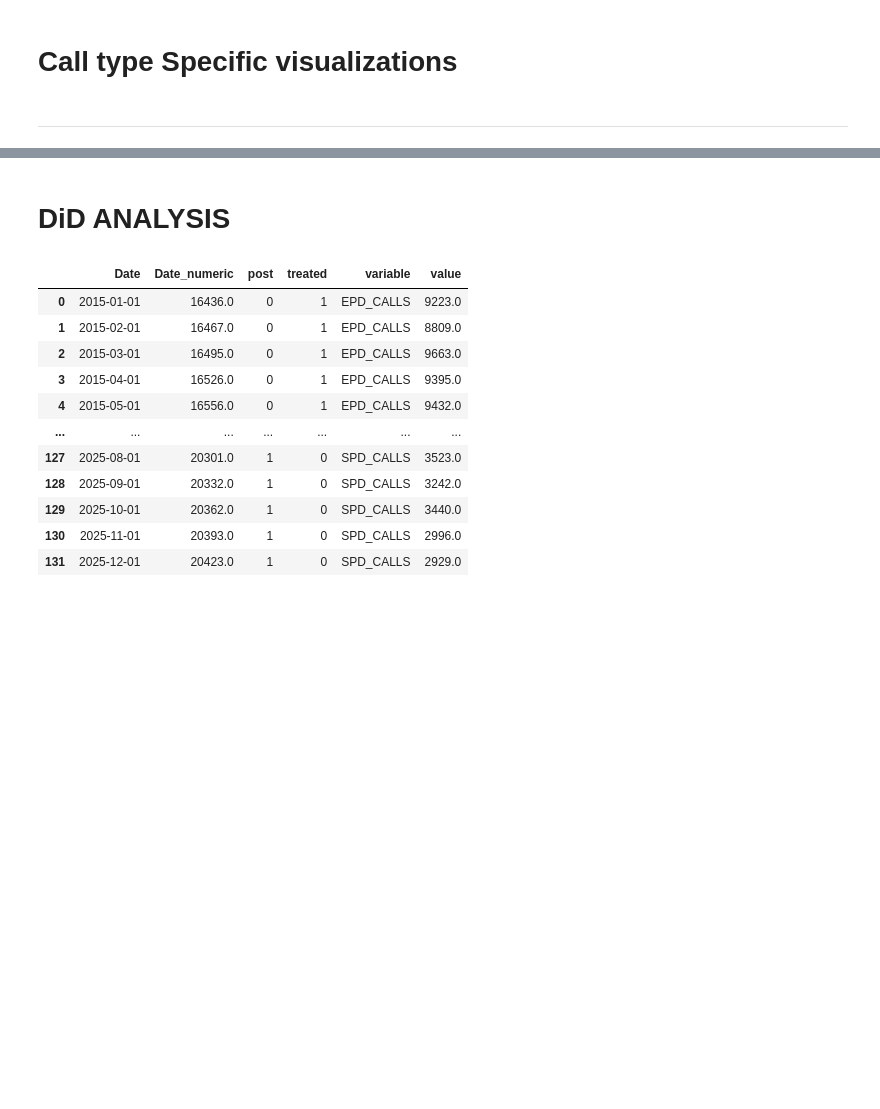
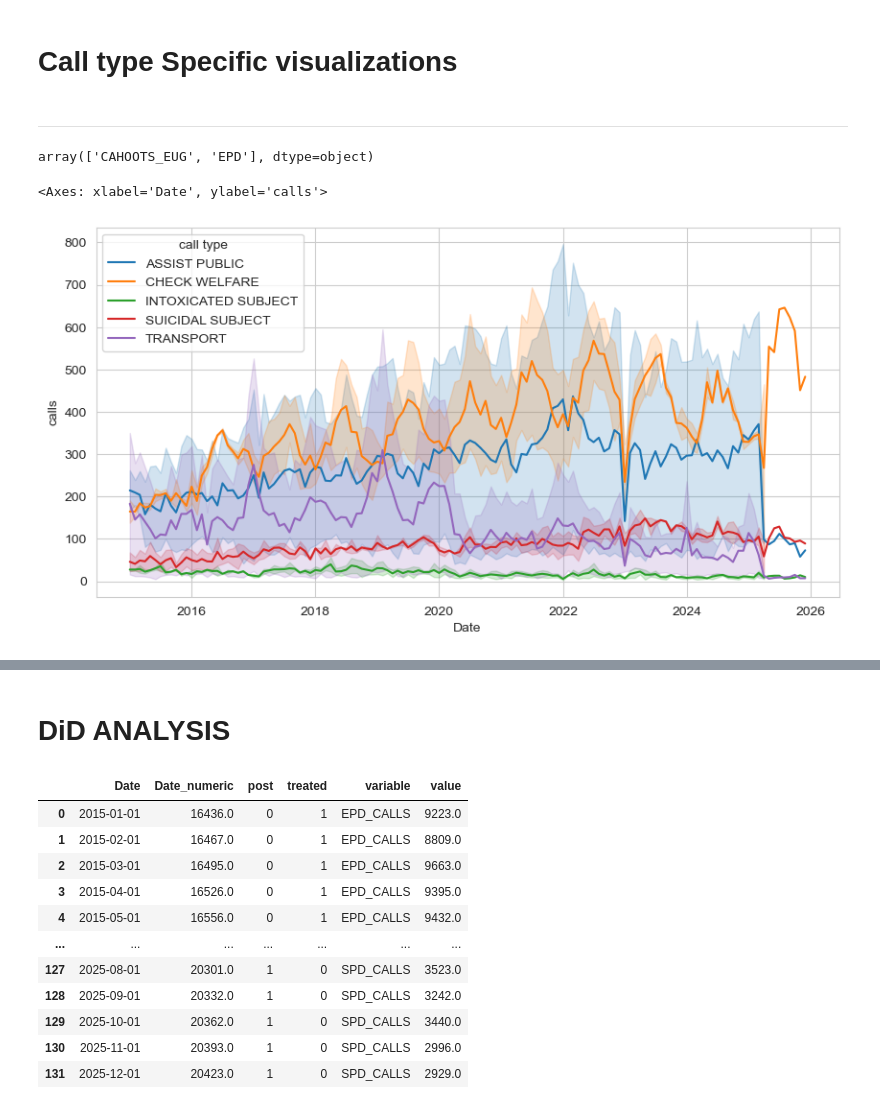
Before and after one commit to luhlig123/DataScienceInAction, a Jupyter notebook: DSCI410_Data_Processing.ipynb, the cells around one changed output, grey strips where cells are left out. Drawn from its saved outputs; the diff is of its cells as text; code cells hidden in the pictures; blank space fills up the shorter version.

```diff
--- a/DSCI410_Data_Processing.ipynb
+++ b/DSCI410_Data_Processing.ipynb
@@ -123,11 +144,20 @@ Cahoots_codes = np.array(['_CAHOT ', '_TESTCA', '_1J77  ', '_3J78  ', '_4J79  ',
 # %%
 #Subsetting Eugene and Springfield call data by known CAHOOTS unit codes
 
-CAHOOTS_EUG = CAD_total[CAD_total["primeunit"].isin(Cahoots_codes)].reset_index()
-EPD = CAD_total[~CAD_total["primeunit"].isin(Cahoots_codes)].reset_index()
+EUG_DATA["agency"] = np.where(EUG_DATA["primeunit"].isin(Cahoots_codes), "CAHOOTS_EUG", "EPD")
+SPR_DATA["Responding Agency"] = np.where(SPR_DATA["Primary Responding Unit"].isin(Cahoots_codes), "CAHOOTS_SPR", "SPD")
 
-CAHOOTS_SPR = SPD_Full[SPD_Full["Primary Responding Unit"].isin(Cahoots_codes)].reset_index()
-SPD = SPD_Full[~SPD_Full["Primary Responding Unit"].isin(Cahoots_codes)].reset_index()
+EPD = EUG_DATA[EUG_DATA["agency"] == "EPD"].reset_index()
+CAHOOTS_EUG = EUG_DATA[EUG_DATA["agency"] == "CAHOOTS_EUG"].reset_index()
+
+SPD = SPR_DATA[SPR_DATA["Responding Agency"] == "SPD"].reset_index()
+CAHOOTS_SPR = SPR_DATA[SPR_DATA["Responding Agency"] == "CAHOOTS_SPR"].reset_index()
+
+#CAHOOTS_EUG = CAD_total[CAD_total["primeunit"].isin(Cahoots_codes)].reset_index()
+#EPD = CAD_total[~CAD_total["primeunit"].isin(Cahoots_codes)].reset_index()
+
+#CAHOOTS_SPR = SPD_Full[SPD_Full["Primary Responding Unit"].isin(Cahoots_codes)].reset_index()
+#SPD = SPD_Full[~SPD_Full["Primary Responding Unit"].isin(Cahoots_codes)].reset_index()
 # %% [markdown]
 ## Identifying most common CAHOOTS/MCSLC call types
 # %%
@@ -251,0 +339,13 @@ SPD_public_assist = SPD[SPD["Final Call Type"].isin(EPD_public_assist_codes)].re
+# %%
+#Renaming call types
+EUG_TYPES["call type"] = EUG_TYPES["call type"].replace(["CHECK WELFARE", "CHECK WELFARE, CAHOOTS"], "CHECK WELFARE")
+EUG_TYPES["call type"] = EUG_TYPES["call type"].replace(["TRANSPORT", "TRANSPORT, CAHOOTS"], "TRANSPORT")
+EUG_TYPES["call type"] = EUG_TYPES["call type"].replace(["INTOXICATED SUBJECT", "INTOXICATED SUBJECT, CAHOOTS"], "INTOXICATED SUBJECT")
+EUG_TYPES["call type"] = EUG_TYPES["call type"].replace(["SUICIDAL SUBJECT", "SUICIDAL SUBJECT, CAHOOTS"], "SUICIDAL SUBJECT")
+EUG_TYPES["call type"] = EUG_TYPES["call type"].replace(["ASSIST PUBLIC- POLICE", "PUBLIC ASSIST, CAHOOTS"], "ASSIST PUBLIC")
+
+SPR_TYPES["call type"] = SPR_TYPES["call type"].replace(["CHECK WELFARE", "CHECK WELFARE, CAHOOTS"], "CHECK WELFARE")
+SPR_TYPES["call type"] = SPR_TYPES["call type"].replace(["TRANSPORT", "TRANSPORT, CAHOOTS"], "TRANSPORT")
+SPR_TYPES["call type"] = SPR_TYPES["call type"].replace(["INTOXICATED SUBJECT", "INTOXICATED SUBJECT, CAHOOTS"], "INTOXICATED SUBJECT")
+SPR_TYPES["call type"] = SPR_TYPES["call type"].replace(["SUICIDAL SUBJECT", "SUICIDAL SUBJECT, CAHOOTS"], "SUICIDAL SUBJECT")
+SPR_TYPES["call type"] = SPR_TYPES["call type"].replace(["ASSIST PUBLIC- POLICE", "PUBLIC ASSIST, CAHOOTS"], "ASSIST PUBLIC")
@@ -284,0 +443,10 @@ TOTAL_SPR_VOLUME = TOTAL_SPR_VOLUME.fillna(0)
+# %%
+#CALL TYPE VOLUMES
+EUG_TYPES_VOLUME = EUG_TYPES.groupby(["Date", "call type", "agency"])["inci_id"].count().reset_index()
+EUG_TYPES_VOLUME = EUG_TYPES_VOLUME.rename(columns={"inci_id": "calls"})
+
+SPR_TYPES_VOLUME = SPR_TYPES.groupby(["Date", "call type", "agency"])["Incident Number"].count().reset_index()
+SPR_TYPES_VOLUME = SPR_TYPES_VOLUME.rename(columns={"Incident Number": "calls"})
+
+EUG_SPR_TYPES_VOLUME = pd.concat([EUG_TYPES_VOLUME, SPR_TYPES_VOLUME])
+EUG_SPR_TYPES_VOLUME
@@ -563,0 +757,11 @@ plt.legend()
+# %%
+EUG_TYPES_VOLUME["agency"].unique()
+# %% [output]
+array(['CAHOOTS_EUG', 'EPD'], dtype=object)
+# %%
+plt.figure(figsize=(10,5))
+
+sns.lineplot(data = EUG_TYPES_VOLUME, x = "Date", y = "calls", hue = "call type")
+# %% [output]
+<Axes: xlabel='Date', ylabel='calls'>
+[figure, added]
```
Also changed, not shown: parts of 26 cells of this notebook.
